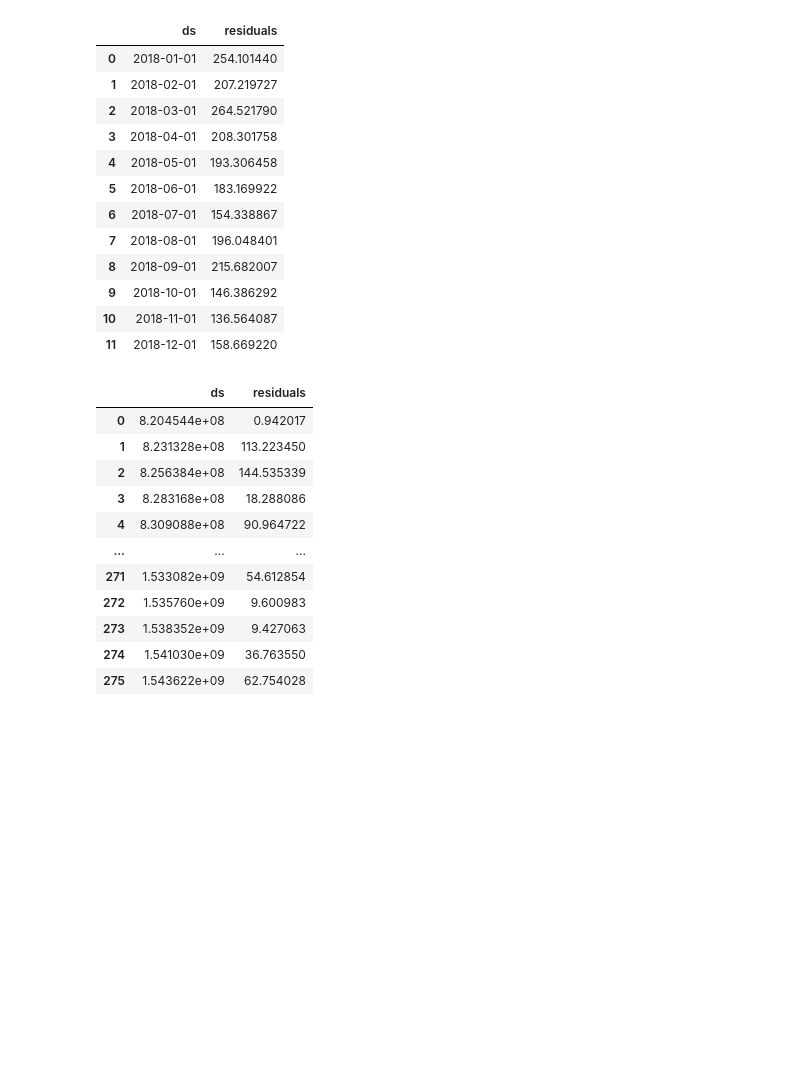
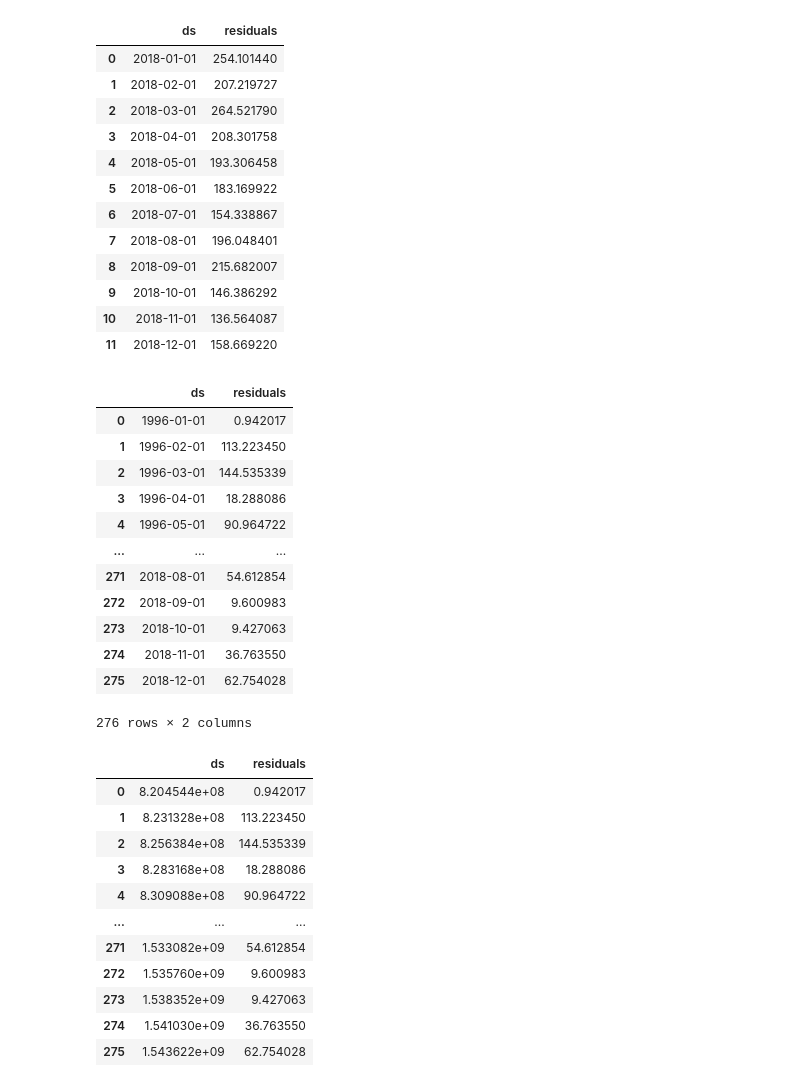
Before and after one commit to MateusVasc/IC-Cancer-Time-Series, a Jupyter notebook: Construindo o modelo hibrido/hibrido_test.ipynb, the cells around one changed output. Drawn from its saved outputs; the diff is of its cells as text; code cells hidden in the pictures; blank space fills up the shorter version.

```diff
--- a/Construindo o modelo hibrido/hibrido_test.ipynb
+++ b/Construindo o modelo hibrido/hibrido_test.ipynb
@@ -334,6 +334,22 @@ df_test_ajustado_norte
 # %%
 df_residuos_nordeste = pd.concat([df_train_ajustado_nordeste, df_test_ajustado_nordeste], ignore_index=True)
 df_residuos_norte = pd.concat([df_train_ajustado_norte, df_test_ajustado_norte], ignore_index=True)
+# %%
+df_residuos_nordeste
+# %% [output]
+|  | ds | residuals |
+| 0 | 1996-01-01 | 0.942017 |
+| 1 | 1996-02-01 | 113.223450 |
+| 2 | 1996-03-01 | 144.535339 |
+| 3 | 1996-04-01 | 18.288086 |
+| 4 | 1996-05-01 | 90.964722 |
+| ... | ... | ... |
+| 271 | 2018-08-01 | 54.612854 |
+| 272 | 2018-09-01 | 9.600983 |
+| 273 | 2018-10-01 | 9.427063 |
+| 274 | 2018-11-01 | 36.763550 |
+| 275 | 2018-12-01 | 62.754028 |
+276 rows × 2 columns
 # %%
 from sklearn.neural_network import MLPRegressor
 from sklearn.preprocessing import StandardScaler
```
Also changed, not shown: parts of 15 cells of this notebook.
